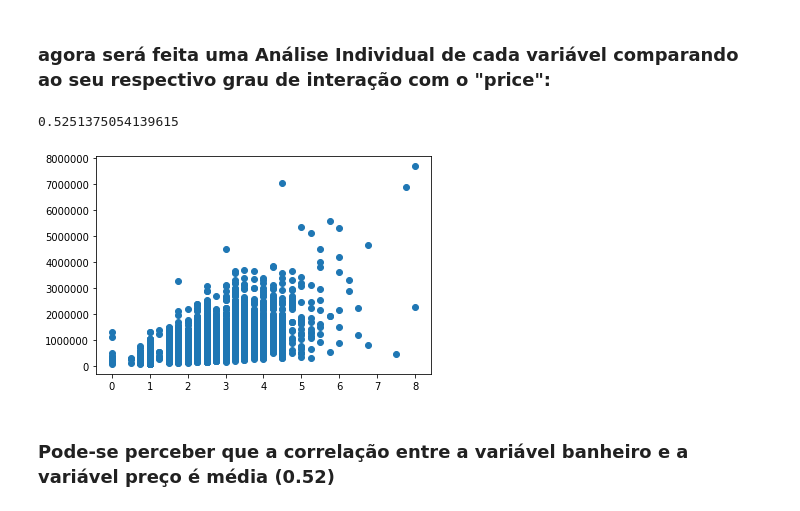
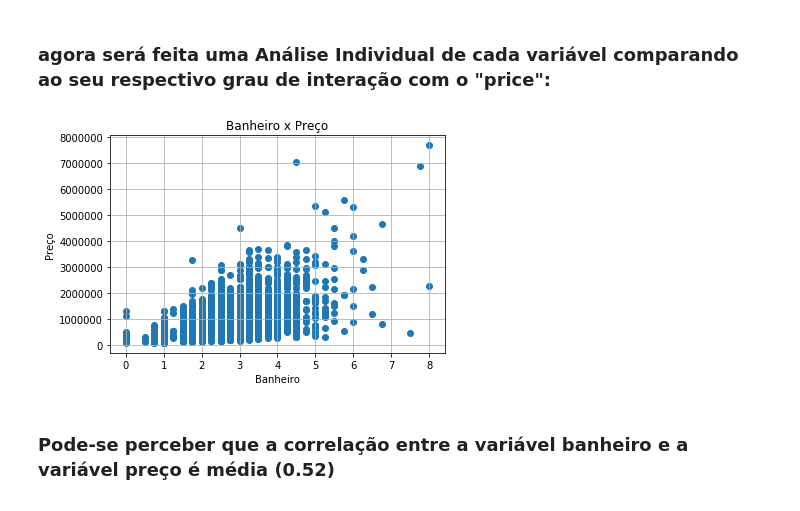
Before and after one commit to rafaelhbz/Projeto2_Cdados, a Jupyter notebook: Projeto2.ipynb, the cells around one changed output. Cells and saved outputs as stored; diff of their text form; code cells hidden in the pictures.

Commit message:
Adicionado função de plotar gráficos, maios descrição das variáveis

```diff
--- a/Projeto2.ipynb
+++ b/Projeto2.ipynb
@@ -7,6 +7,13 @@
 ### Para responder esta pergunta é necessário fazer uma análise dos dados, algumas regressões e depois comparar as métricas específicas de cada regressão. Além disso será feito uma análise de cada variável individualmente em comparação com o preço, para verificar se as métricas condizem com a realidade
 # %%
 ### Talvez fazer uma função de construção de gráficos
+
+def plota_grafico(title, xlabel, ylabel):
+    plt.title(title)
+    plt.xlabel(xlabel)
+    plt.ylabel(ylabel)
+    plt.grid(True)
+    plt.show()
 # %% [markdown]
 ## Explicação das Variáveis
 # %% [markdown]
@@ -228,9 +231,9 @@ sns.heatmap(matriz_correl)
 # %%
 plt.scatter(cleaned_datasheet.bathrooms,cleaned_datasheet.price)
 cleaned_datasheet.bathrooms.corr(cleaned_datasheet.price)
+plota_grafico("Banheiro x Preço", "Banheiro", "Preço")
 # %% [output]
-0.5251375054139615
-[figure, old version]
+[figure, new version]
 # %% [markdown]
 ### Pode-se perceber que a correlação entre a variável banheiro e a variável preço é média (0.52)
 # %%
```
Also changed, not shown: parts of 20 cells of this notebook, 1 other file.
